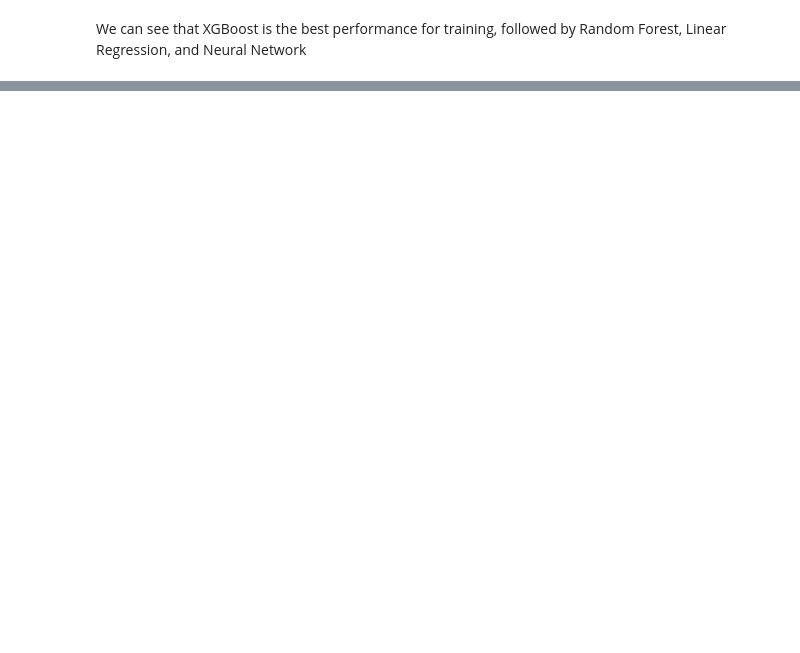
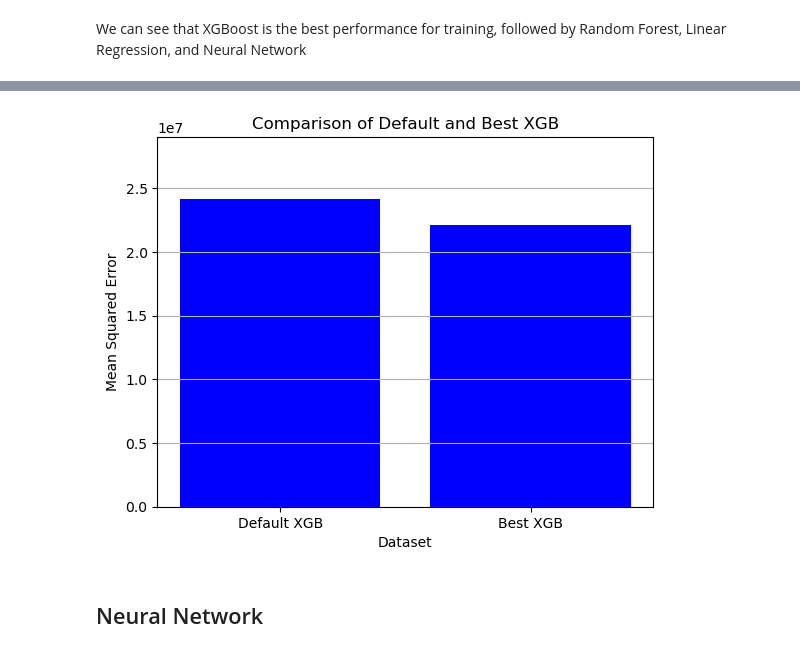
Before and after one commit to DoNguyenHung/Medical-Cost-Predictor-Website, a Jupyter notebook: Train_ML_models.ipynb, the cells around one changed output, grey strips where cells are left out. Saved outputs shown, nothing was run; the diff lists cells and outputs as text; code cells hidden in the pictures; blank space fills up the shorter version.

```diff
--- a/Train_ML_models.ipynb
+++ b/Train_ML_models.ipynb
@@ -156,0 +320,16 @@ R²: 0.02
+# %%
+# Plotting the comparison
+plt.bar(['Default XGB', 'Best XGB'], [mse_test_xgb, mse_best_xgb], color='blue')
+plt.xlabel('Dataset')
+plt.ylabel('Mean Squared Error')
+plt.title('Comparison of Default and Best XGB')
+# Automatically scale y-axis to fit the values
+max_mse = max(mse_test_xgb, mse_best_xgb)
+plt.ylim(0, max_mse * 1.2)
+
+plt.grid(axis='y')
+plt.show()
+# %% [output]
+[figure, added]
+# %% [markdown]
+## Neural Network
```
Also changed, not shown: parts of 21 cells of this notebook.
